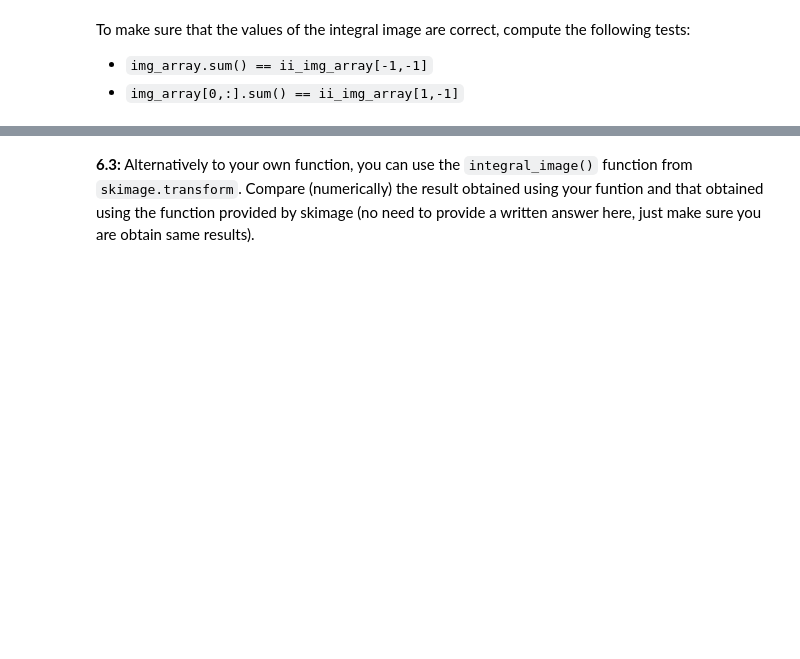
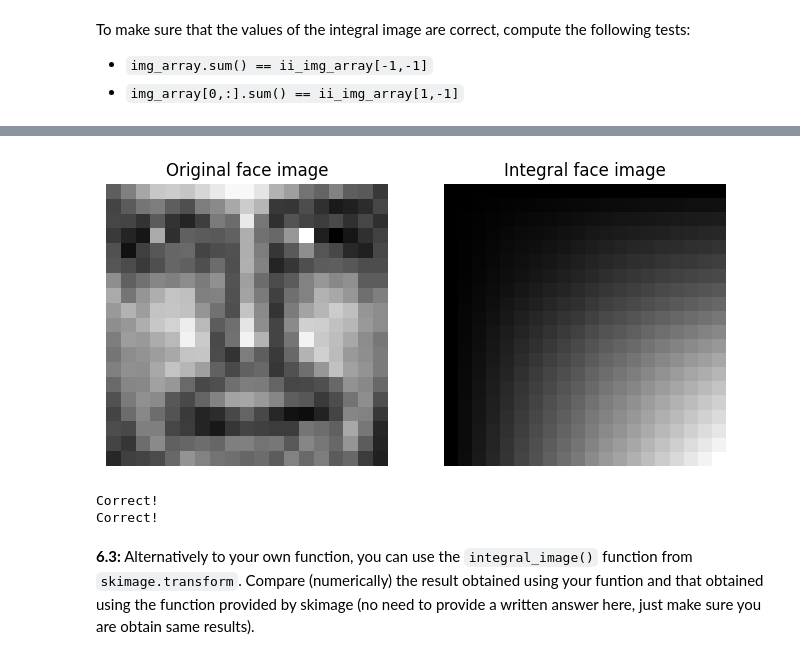
Before and after one commit to MohsinZamanShaheen/Artificial-Vision, a Jupyter notebook: P5-20231225/P5_2023_students/P5_2023_students.ipynb, the cells around one changed output, grey strips where cells are left out. Drawn from its saved outputs; the diff is of its cells as text; code cells hidden in the pictures; blank space fills up the shorter version.

```diff
--- a/P5-20231225/P5_2023_students/P5_2023_students.ipynb
+++ b/P5-20231225/P5_2023_students/P5_2023_students.ipynb
@@ -549,2 +582,30 @@ Here is an example (you don't have to pick this image, you can do it at random):
+# %%
+face_image = io.imread('images/faces/face00001.png')
+integral_face = to_integral_image(face_image)
+
+fig = plt.figure(figsize=(8, 8))
+
+fig.add_subplot(1, 2, 1)
+plt.axis('off')
+plt.title('Original face image')
+plt.imshow(face_image, cmap='gray')
+
+fig.add_subplot(1, 2, 2)
+plt.axis('off')
+plt.title('Integral face image')
+plt.imshow(integral_face, cmap='gray')
+
+plt.show()
+
+# Tests
+if np.round(np.sum(random_img), 10) == np.round(integral_img[-1, -1], 10):
+    print('Correct!')
+
+if np.round(random_img[0, :].sum(), 10) == np.round(integral_img[1, -1], 10):
+    print('Correct!')
+# %% [output]
+[figure, added]
+Correct!
+Correct!
 # %% [markdown]
 **6.3:** Alternatively to your own function, you can use the ``integral_image()`` function from ``skimage.transform``. Compare (numerically) the result obtained using your funtion and that obtained using the function provided by skimage (no need to provide a written answer here, just make sure you are obtain same results).
```
Also changed, not shown: parts of 47 cells of this notebook.
